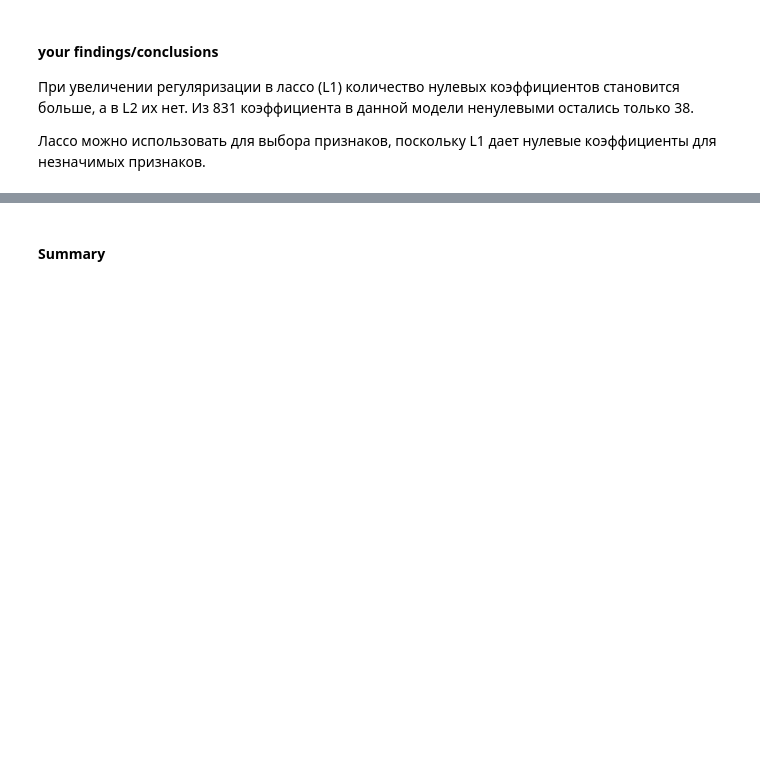
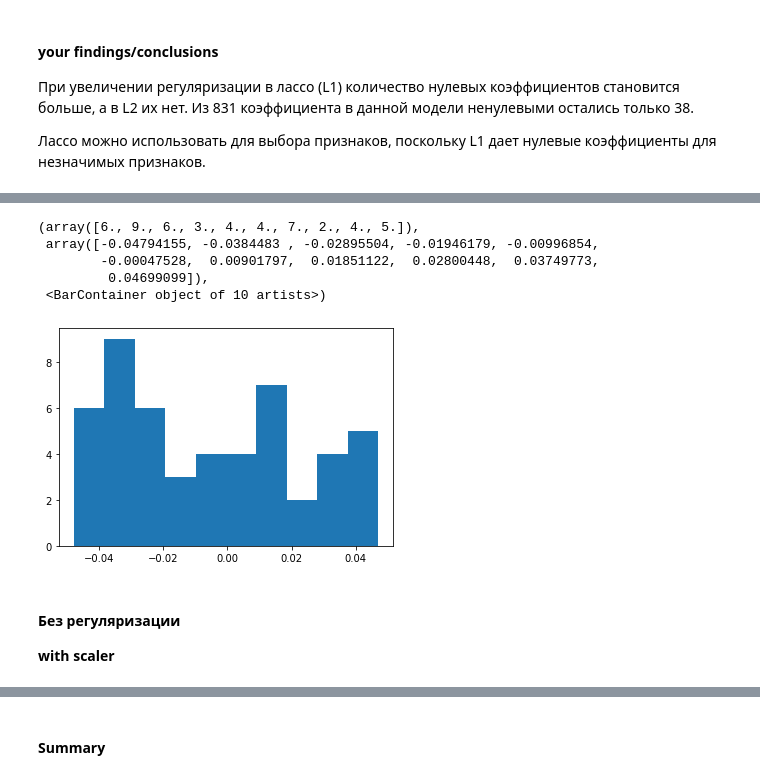
Before and after one commit to bonvech/ml-intro-2, a Jupyter notebook: 4_overfitting_regularization/overfitting_regularization.ipynb, the cells around one changed output, grey strips where cells are left out. Drawn from its saved outputs; the diff is of its cells as text; code cells hidden in the pictures; blank space fills up the shorter version.

```diff
--- a/4_overfitting_regularization/overfitting_regularization.ipynb
+++ b/4_overfitting_regularization/overfitting_regularization.ipynb
@@ -807,0 +851,9 @@ for i in range(X_hw.shape[1]):
+# %%
+plt.hist(df.x0)
+# %% [output]
+(array([6., 9., 6., 3., 4., 4., 7., 2., 4., 5.]),
+ array([-0.04794155, -0.0384483 , -0.02895504, -0.01946179, -0.00996854,
+        -0.00047528,  0.00901797,  0.01851122,  0.02800448,  0.03749773,
+         0.04699099]),
+ <BarContainer object of 10 artists>)
+[figure, added]
@@ -807,0 +881,4 @@ for i in range(X_hw.shape[1]):
+# %% [markdown]
+#### Без регуляризации
+
+**with scaler**
```
Also changed, not shown: parts of 31 cells of this notebook.
